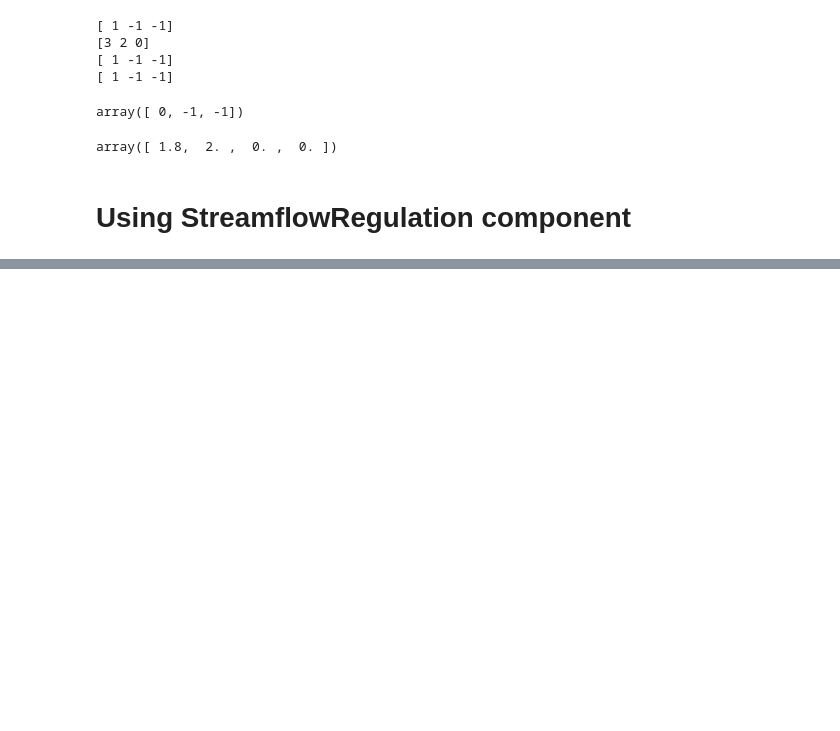
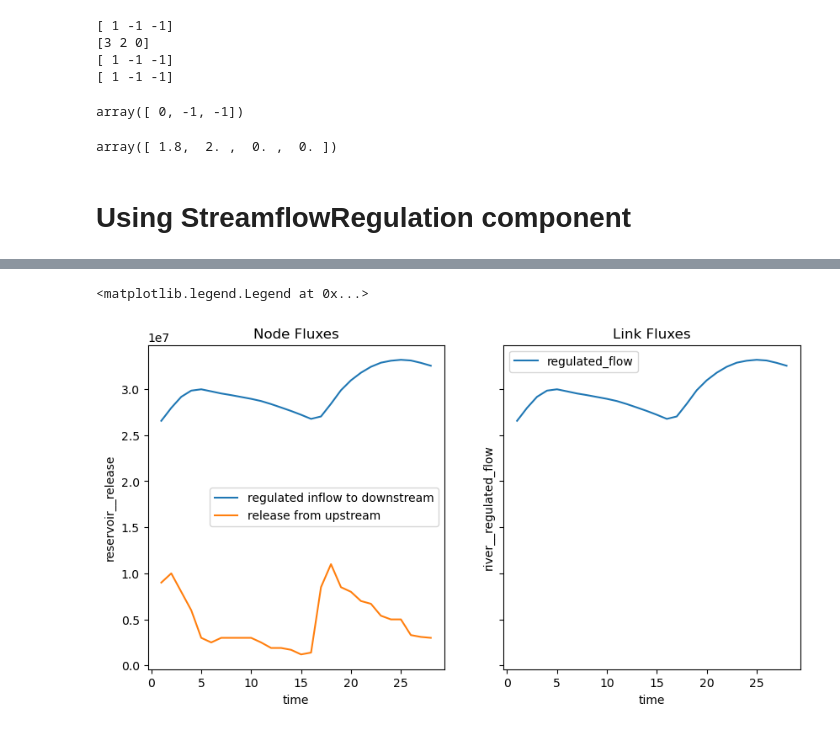
Before and after one commit to pritamd47/ReservoirNetwork, a Jupyter notebook: notebooks/Regulation-Dummy-Data.ipynb, the cells around one changed output, grey strips where cells are left out. Drawn from its saved outputs; the diff is of its cells as text; code cells hidden in the pictures; blank space fills up the shorter version.

```diff
--- a/notebooks/Regulation-Dummy-Data.ipynb
+++ b/notebooks/Regulation-Dummy-Data.ipynb
@@ -277,0 +337,20 @@ The autoreload extension is already loaded. To reload it, use:
+# %%
+import matplotlib.pyplot as plt
+
+f, (ax, ax1) = plt.subplots(ncols=2, figsize=(10, 5), sharex=True, sharey=True)
+
+# node_ds['reservoir__regulated_inflow'].sel(node=1).plot(ax=ax, label='regulated_inflow')
+# node_ds['reservoir__unregulated_inflow'].sel(node=1).plot(ax=ax, label='unregulated_inflow')
+node_ds['reservoir__regulated_inflow'].sel(node=1).plot(ax=ax, label='regulated inflow to downstream')
+node_ds['reservoir__release'].sel(node=0).plot(ax=ax, label='release from upstream')
+ax.set_title("Node Fluxes")
+ax.legend()
+
+# link_ds['river__release'].sel(node=1).plot(ax=ax, label='regulated_inflow')
+# link_ds['river__storage'].sel(link=0).plot(ax=ax1, label='river_storage')
+link_ds['river__regulated_flow'].sel(link=0).plot(ax=ax1, label='regulated_flow')
+ax1.set_title("Link Fluxes")
+ax1.legend()
+# %% [output]
+<matplotlib.legend.Legend at 0x...>
+[figure, added]
```
Also changed, not shown: parts of 4 cells of this notebook, 1 other file.
